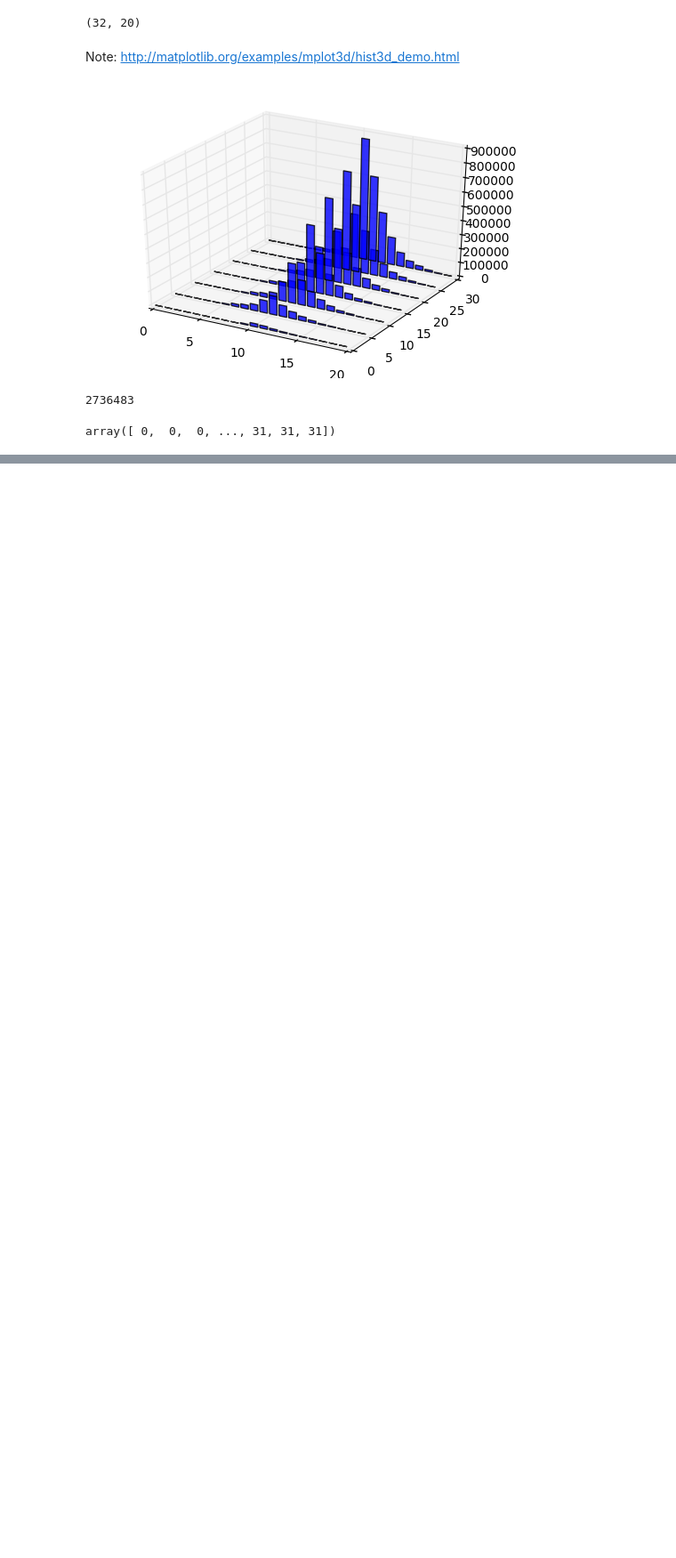
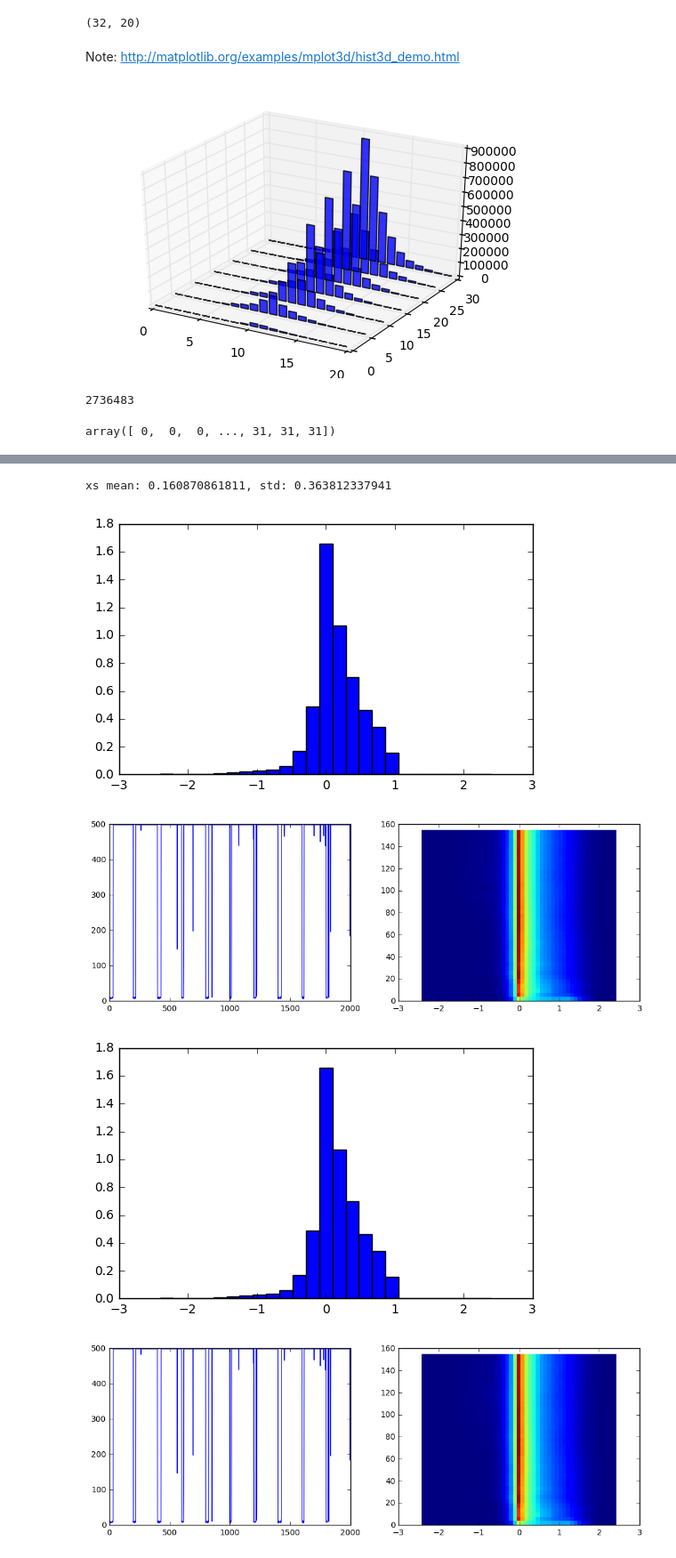
Before and after one commit to rmoehn/cartpole, a Jupyter notebook: notebooks/StatsExperiments.ipynb, the cells around one changed output, grey strips where cells are left out. Shown: that part at 89% size. Saved outputs shown, nothing was run; the diff lists cells and outputs as text; code cells hidden in the pictures; blank space fills up the shorter version.

```diff
--- a/notebooks/StatsExperiments.ipynb
+++ b/notebooks/StatsExperiments.ipynb
@@ -12 +21,3 @@ from vividict import Vividict
+# %%
+data_dir_p = "../data"
 # %%
@@ -87,0 +92,7 @@ np.sum(cum_hist, axis=1)[:,None].shape
+# %%
+sarsa_comp_fig = plt.figure(figsize=(6, 8))
+with saveloaddata.load_res('Sarsa', 'uninterrupted', data_dir_p) as res:
+    plt.show( stats_experiments.all_in_one(*res, inter_comp_ax=sarsa_comp_fig.add_subplot(211)) )
+# %%
+with saveloaddata.load_res('Sarsa', 'interrupted', data_dir_p) as res:
+    plt.show( stats_experiments.all_in_one(*res, inter_comp_ax=sarsa_comp_fig.add_subplot(212)) )
@@ -87,0 +103,10 @@ np.sum(cum_hist, axis=1)[:,None].shape
+# %%
+q_comp_fig = plt.figure(figsize=(6, 8))
+with saveloaddata.load_res('Q-learning', 'uninterrupted', data_dir_p) as res:
+    plt.show( stats_experiments.all_in_one(*res, inter_comp_ax=q_comp_fig.add_subplot(211)) )
+# %% [output]
+xs mean: 0.160870861811, std: 0.363812337941
+[figure, added]
+[figure, added]
+[figure, added]
+[figure, added]
```
Also changed, not shown: parts of 12 cells of this notebook.
